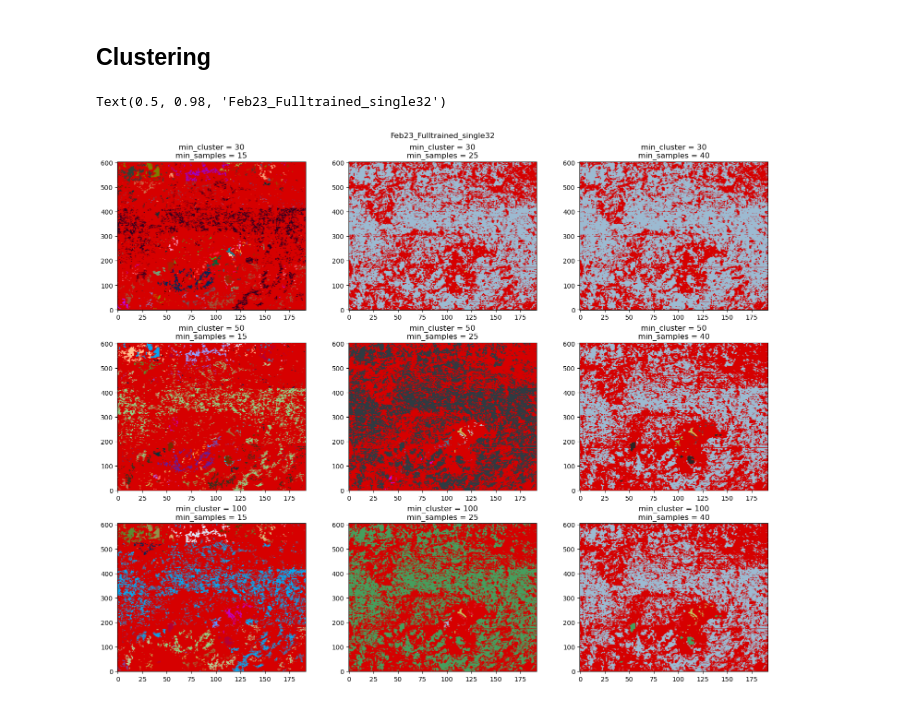
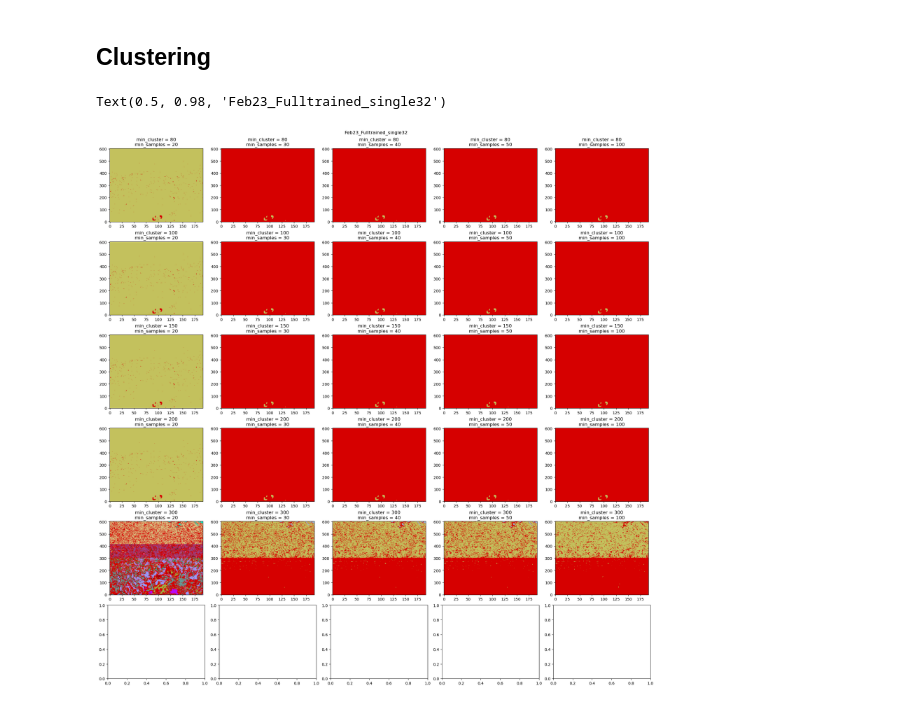
Before and after one commit to taniavsn/SimSPICE, a Jupyter notebook: notebooks/single_VICReg_21-7-26.ipynb, the cells around one changed output. Saved outputs shown, nothing was run; the diff lists cells and outputs as text; code cells hidden in the pictures.

```diff
--- a/notebooks/single_VICReg_21-7-26.ipynb
+++ b/notebooks/single_VICReg_21-7-26.ipynb
@@ -160,0 +169,20 @@ stacked_outputs = np.load(simspice+f'notebooks/jobs/model_outputs/stacked_output
+# %%
+# Shape: (number_of_spectra, 256)
+X = np.asarray(stacked_outputs, dtype=np.float32)
+
+# Standardize the embedding dimensions
+scaler = StandardScaler()
+X_scaled = scaler.fit_transform(X)
+
+umap_cluster = UMAP(
+    n_components=45,
+    n_neighbors=30,
+    min_dist=0.0,
+    metric="cosine",
+    random_state=42,
+)
+
+X_umap_cluster = umap_cluster.fit_transform(X_scaled)
+
+print(X_umap_cluster.shape)
+# Expected: (number_of_spectra, 15)
@@ -161,24 +247,28 @@ stacked_outputs = np.load(simspice+f'notebooks/jobs/model_outputs/stacked_output
+# %%
+xs = [80,100,150,200,300]
+ys = [20,30,40,50,100]
+# cluster_print_noise_fraction(xs, ys, X=X_umap_cluster)
+# plot_cluster_umap2D(xs,ys,n_neighbors=30)
 # %% [markdown]
 ## Clustering
-# %%
-xs = [30,50,100]
-ys = [15,25,40]
 # %%
 for x in xs:
     for y in tqdm.tqdm(ys):
         clusterer = HDBSCAN(min_cluster_size=x, min_samples=y, metric='euclidean') # <=> cosine?
-        clusterer.fit(stacked_outputs)
+        clusterer.fit(X_umap_cluster) #stacked_outputs
         labels = clusterer.labels_
         np.save(simspice+f'notebooks/jobs/clustering_outputs/minclus{x}_minsamp{y}.npy', labels)
 # %%
 c=0
-fig, axes = plt.subplots(3, 3, figsize=(15, 12), constrained_layout=True)
-for ax, x, y in zip(axes.flat, np.repeat(xs, 3), np.tile(ys, 3)):
+fig, axes = plt.subplots(6, 5, figsize=(20, 20), constrained_layout=True)
+for x in xs:
+    for y in ys:
+        ax = axes.flat[c]
         c+=1
         labels = np.load(simspice+f'notebooks/jobs/clustering_outputs/minclus{x}_minsamp{y}.npy')
         imf.map_clusters(labels, dataset_path=simspice+'spectra_Feb2023.nc', selected_clusters=None, ax=ax)
         ax.set_title(f"min_cluster = {x}\nmin_samples = {y}")
 fig.suptitle('Feb23_Fulltrained_single32')
 # %% [output]
 Text(0.5, 0.98, 'Feb23_Fulltrained_single32')
-[figure, old version]
+[figure, new version]
```
Also changed, not shown: parts of 13 cells of this notebook, 7 other files.
